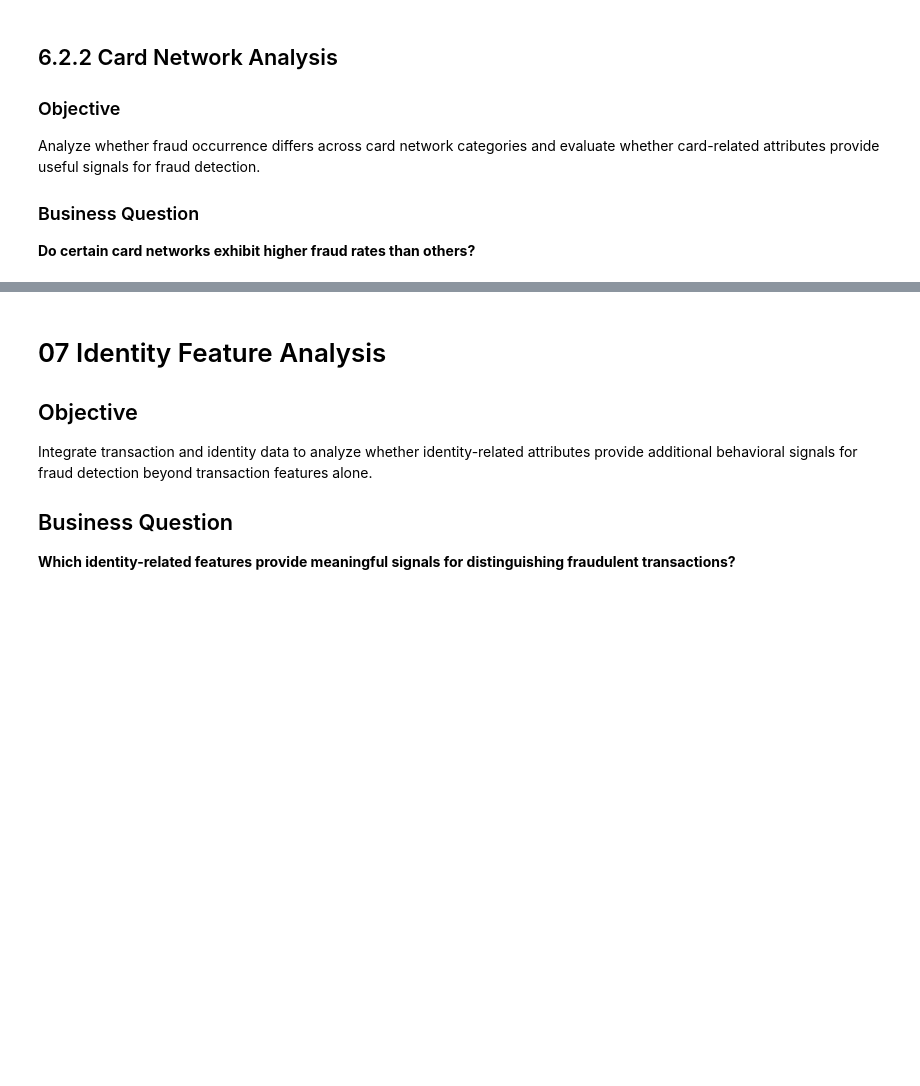
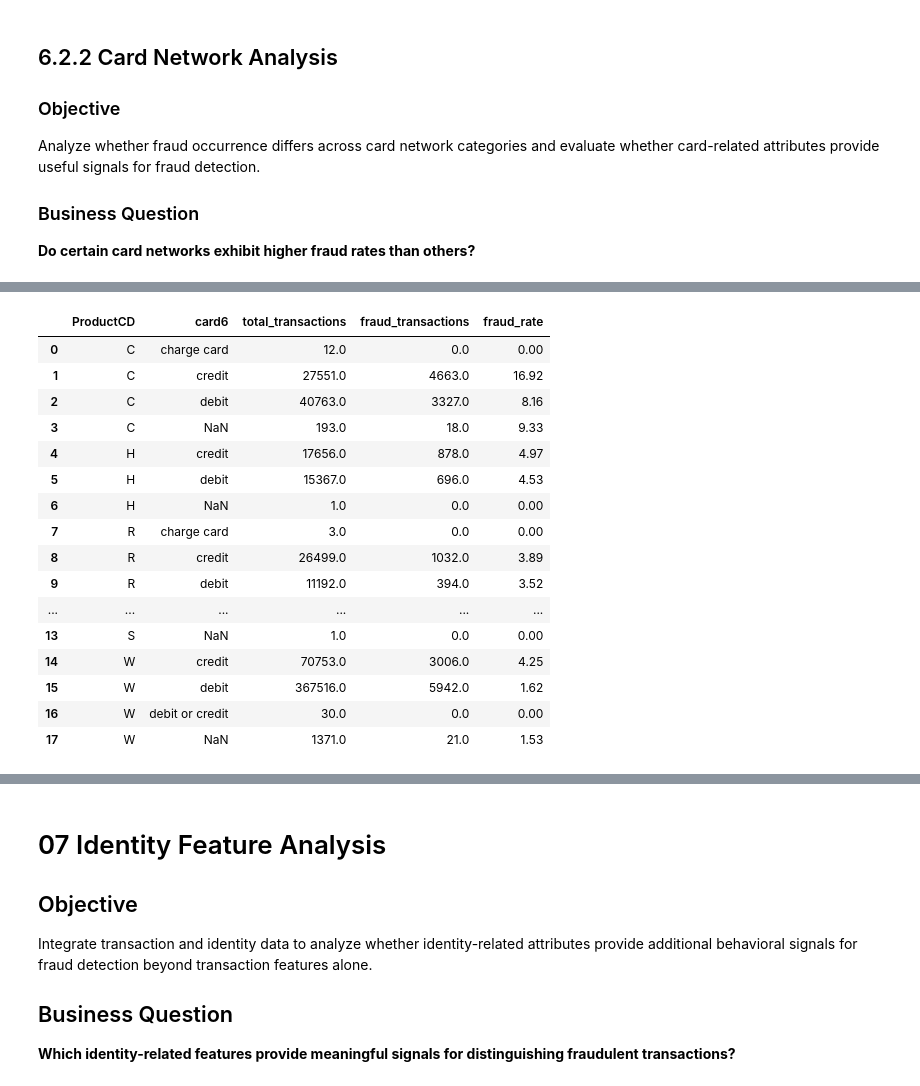
Before and after one commit to rizalkr/fraud_detection, a Jupyter notebook: notebooks/02_Exploratory_Data_Analysis.ipynb, the cells around one changed output, grey strips where cells are left out. Cells and saved outputs as stored; diff of their text form; code cells hidden in the pictures; blank space fills up the shorter version.

```diff
--- a/notebooks/02_Exploratory_Data_Analysis.ipynb
+++ b/notebooks/02_Exploratory_Data_Analysis.ipynb
@@ -967,0 +1232,35 @@ Analyze whether fraud occurrence differs across card network categories and eval
+# %%
+product_card6_fraud = (
+    df_trans
+    .groupby(["ProductCD", "card6"], dropna=False)
+    .apply(
+        lambda x: pd.Series({
+            "total_transactions": len(x),
+            "fraud_transactions": x["isFraud"].sum(),
+            "fraud_rate": (
+                x["isFraud"].mean() * 100
+            ).round(2)
+        })
+    )
+    .reset_index()
+)
+
+product_card6_fraud
+# %% [output]
+|  | ProductCD | card6 | total_transactions | fraud_transactions | fraud_rate |
+| 0 | C | charge card | 12.0 | 0.0 | 0.00 |
+| 1 | C | credit | 27551.0 | 4663.0 | 16.92 |
+| 2 | C | debit | 40763.0 | 3327.0 | 8.16 |
+| 3 | C | NaN | 193.0 | 18.0 | 9.33 |
+| 4 | H | credit | 17656.0 | 878.0 | 4.97 |
+| 5 | H | debit | 15367.0 | 696.0 | 4.53 |
+| 6 | H | NaN | 1.0 | 0.0 | 0.00 |
+| 7 | R | charge card | 3.0 | 0.0 | 0.00 |
+| 8 | R | credit | 26499.0 | 1032.0 | 3.89 |
+| 9 | R | debit | 11192.0 | 394.0 | 3.52 |
+| ... | ... | ... | ... | ... | ... |
+| 13 | S | NaN | 1.0 | 0.0 | 0.00 |
+| 14 | W | credit | 70753.0 | 3006.0 | 4.25 |
+| 15 | W | debit | 367516.0 | 5942.0 | 1.62 |
+| 16 | W | debit or credit | 30.0 | 0.0 | 0.00 |
+| 17 | W | NaN | 1371.0 | 21.0 | 1.53 |
```
Also changed, not shown: parts of 24 cells of this notebook.
